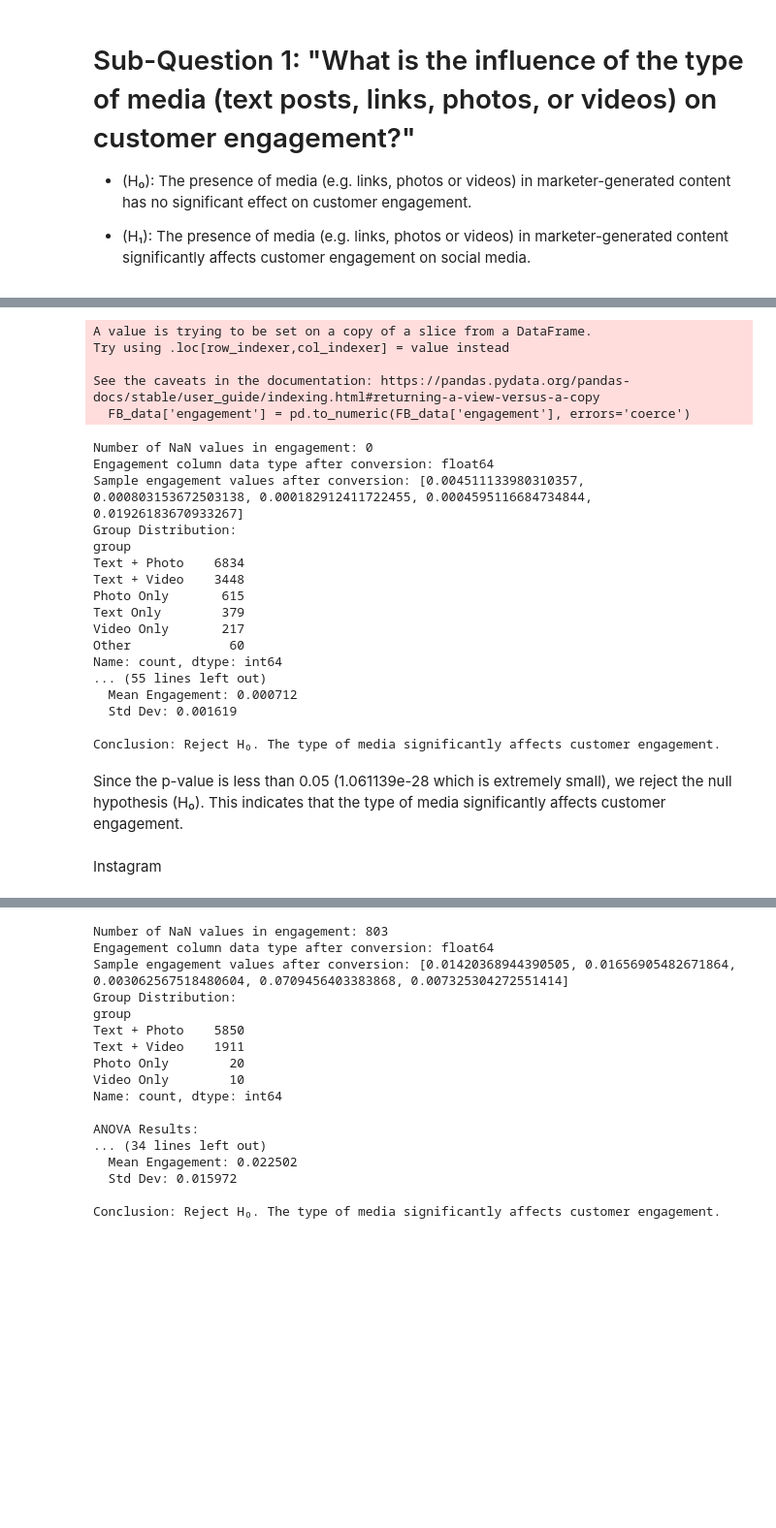
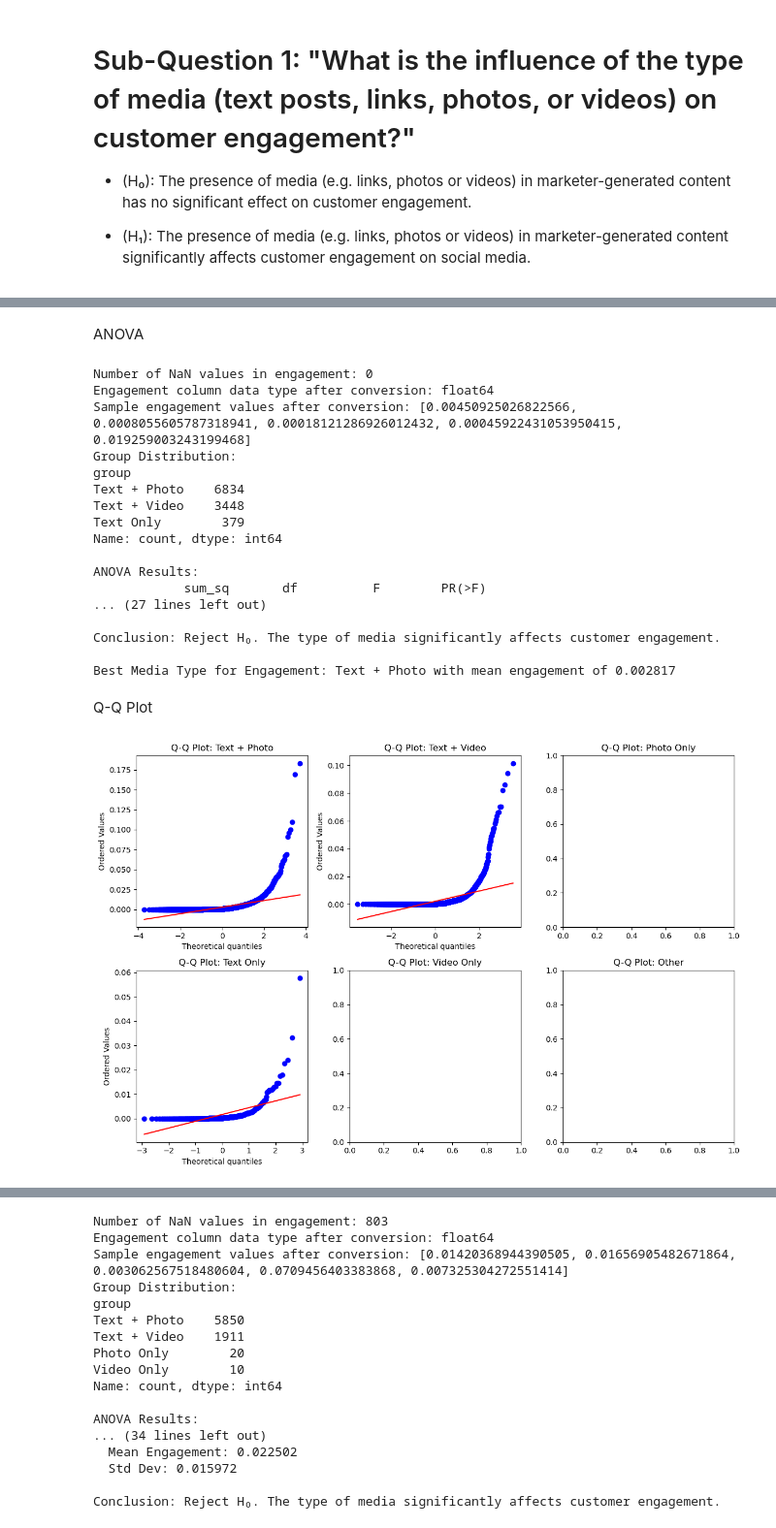
Before and after one commit to ziyuka/DMS, a Jupyter notebook: DMS_GamingIndustry.ipynb, the cells around one changed output, grey strips where cells are left out. Shown at 97% size. Drawn from its saved outputs; the diff is of its cells as text; code cells hidden in the pictures; blank space fills up the shorter version.

```diff
--- a/DMS_GamingIndustry.ipynb
+++ b/DMS_GamingIndustry.ipynb
@@ -474,11 +472,12 @@ Facebook
+# %% [markdown]
+ANOVA
 # %%
+# Import required libraries
 import pandas as pd
 import numpy as np
-from scipy import stats
-import statsmodels.api as sm
 from statsmodels.formula.api import ols
+from statsmodels.stats.anova import anova_lm
 from statsmodels.stats.multicomp import pairwise_tukeyhsd
-import io
 
 # Step 2: Convert engagement to numeric
 # Replace any non-numeric values (e.g., "-") with NaN and convert to float
@@ -494,7 +493,7 @@ FB_data = FB_data.dropna(subset=['engagement'])
 print("Engagement column data type after conversion:", FB_data['engagement'].dtype)
 print("Sample engagement values after conversion:", FB_data['engagement'].head().tolist())
 
-# Step 3: Categorize posts into 6 groups
+# Step 3: Categorize posts into 6 groups based on media type
 def categorize_post(row):
     has_caption = pd.notna(row['caption']) and row['caption'].strip() != ""
     has_picture = row['picture posts'] == 1
@@ -538,7 +537,7 @@ else:
 
     # Perform ANOVA
     model = ols('engagement ~ C(group)', data=anova_df).fit()
-    anova_table = sm.stats.anova_lm(model, typ=2)
+    anova_table = anova_lm(model, typ=2)
     print("\nANOVA Results:")
     print(anova_table)
 
@@ -566,30 +565,42 @@ if p_value < 0.05:
     print("Conclusion: Reject H₀. The type of media significantly affects customer engagement.")
 else:
     print("Conclusion: Fail to reject H₀. The type of media does not significantly affect customer engagement.")
+
+# Step 8: Identify the best media type for engagement
+# Find the group with the highest mean engagement
+mean_engagements = {group: np.mean(group_data[group]) for group in groups}
+best_media_type = max(mean_engagements, key=mean_engagements.get)
+print(f"\nBest Media Type for Engagement: {best_media_type} with mean engagement of {mean_engagements[best_media_type]:.6f}")
 # %% [output]
-A value is trying to be set on a copy of a slice from a DataFrame.
-Try using .loc[row_indexer,col_indexer] = value instead
+Number of NaN values in engagement: 0
+Engagement column data type after conversion: float64
+Sample engagement values after conversion: [0.00450925026822566, 0.0008055605787318941, 0.00018121286926012432, 0.00045922431053950415, 0.019259003243199468]
+Group Distribution:
+group
+Text + Photo    6834
+Text + Video    3448
+Text Only        379
+Name: count, dtype: int64
 
-See the caveats in the documentation: https://pandas.pydata.org/pandas-docs/stable/user_guide/indexing.html#returning-a-view-versus-a-copy
-  FB_data['engagement'] = pd.to_numeric(FB_data['engagement'], errors='coerce')
+ANOVA Results:
+            sum_sq       df          F        PR(>F)
+... (27 lines left out)
+
+Conclusion: Reject H₀. The type of media significantly affects customer engagement.
+
+Best Media Type for Engagement: Text + Photo with mean engagement of 0.002817
-Number of NaN values in engagement: 0
-Engagement column data type after conversion: float64
-Sample engagement values after conversion: [0.004511133980310357, 0.000803153672503138, 0.000182912411722455, 0.0004595116684734844, 0.01926183670933267]
-Group Distribution:
-group
-Text + Photo    6834
-Text + Video    3448
-Photo Only       615
-Text Only        379
-Video Only       217
-Other             60
-Name: count, dtype: int64
-... (55 lines left out)
-  Mean Engagement: 0.000712
-  Std Dev: 0.001619
-
-Conclusion: Reject H₀. The type of media significantly affects customer engagement.
-# %% [markdown]
-Since the p-value is less than 0.05 (1.061139e-28 which is extremely small), we reject the null hypothesis (H₀). This indicates that the type of media significantly affects customer engagement.
-# %% [markdown]
-Instagram
+# %% [markdown]
+Q-Q Plot
+# %%
+plt.figure(figsize=(12, 8))
+for i, group in enumerate(["Text + Photo", "Text + Video", "Photo Only", "Text Only", "Video Only", "Other"]):
+    engagements = FB_data[FB_data['group'] == group]['engagement'].dropna()
+
+    plt.subplot(2, 3, i + 1)
+    stats.probplot(engagements, dist="norm", plot=plt)
+    plt.title(f"Q-Q Plot: {group}")
+
+plt.tight_layout()
+plt.show()
+# %% [output]
+[figure, added]
```
Also changed, not shown: parts of 25 cells of this notebook.
